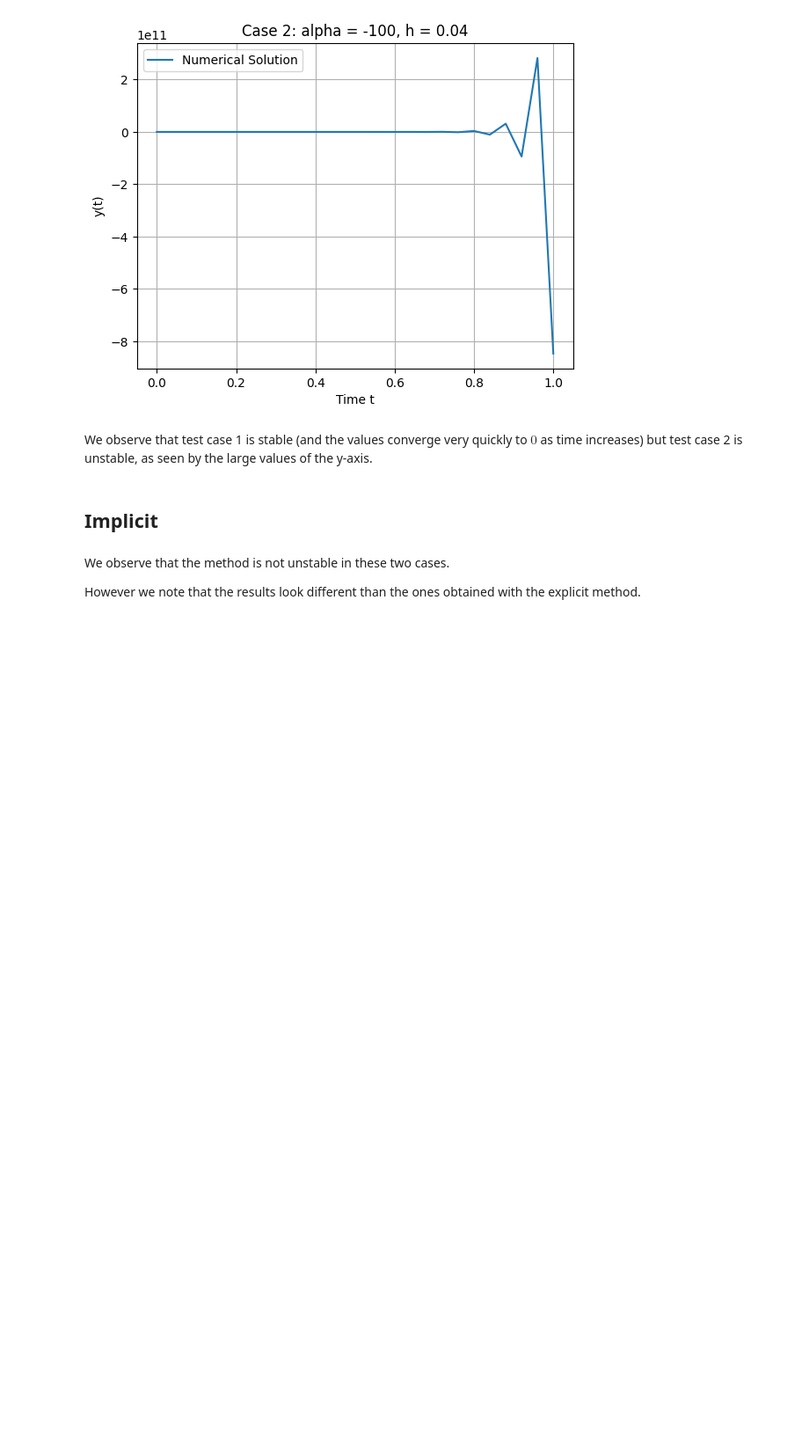
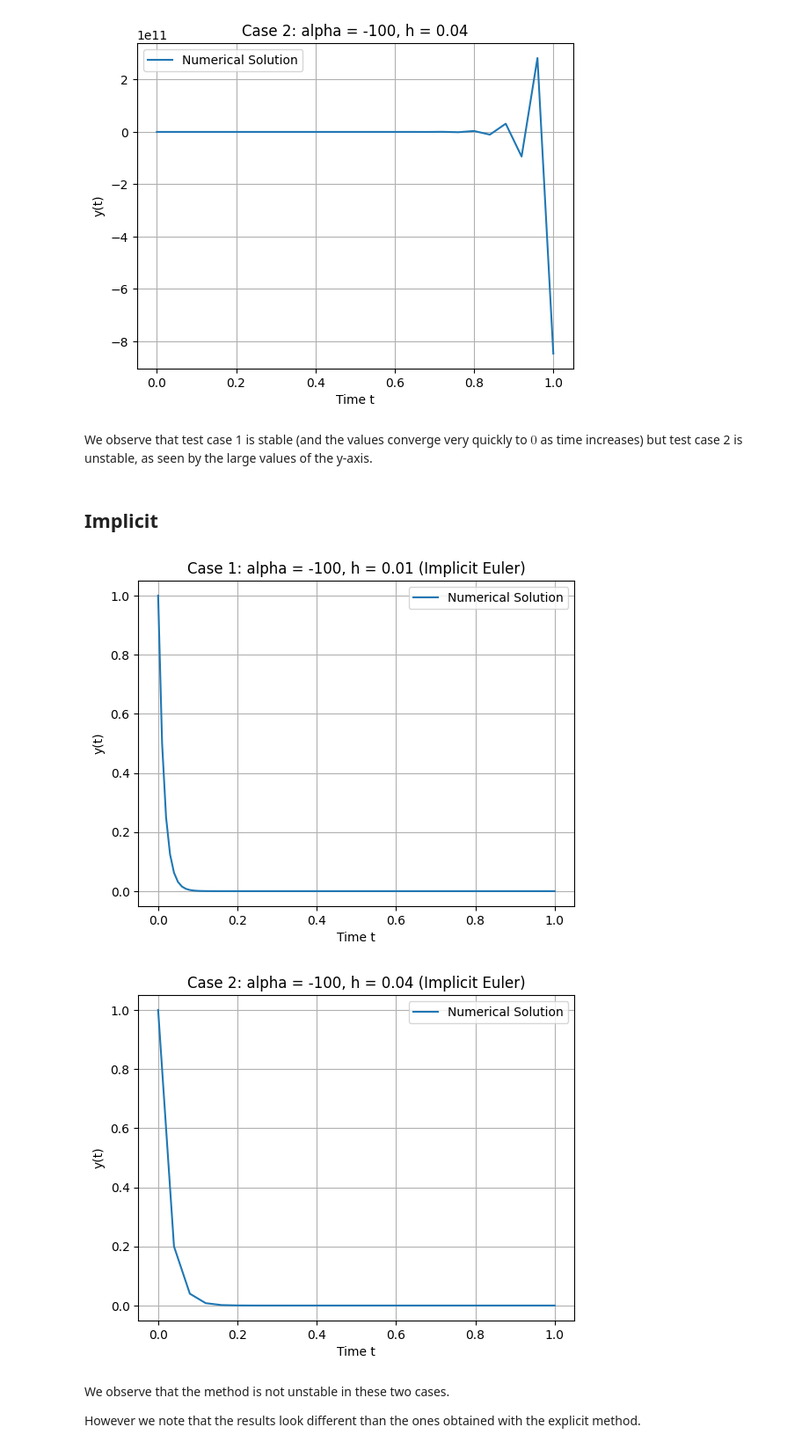
Before and after one commit to mmm10138/Machine-Learning, a Jupyter notebook: Euler_Method.ipynb, the cells around one changed output. Shown at 88% size. Cells and saved outputs as stored; diff of their text form; code cells hidden in the pictures; blank space fills up the shorter version.

```diff
--- a/Euler_Method.ipynb
+++ b/Euler_Method.ipynb
@@ -60,36 +60,39 @@ def implicit_euler_method(t0, t1, alpha, h, y0):
     # Time steps
     t_values = np.arange(t0, t1 + h, h)
     y_values = np.zeros_like(t_values)
 
     # Initial condition
-    y_values[0] = #TODO
+    y_values[0] = y0
 
     # Implicit Euler time-stepping
     for i in range(1, len(t_values)):
         # Implicit update rule: y_{n+1} = y_n / (1 - h * alpha)
-        y_values[i] = #TODO
+        y_values[i] = y_values[i-1]/(1-h*alpha)
 
-    return #TODO
+    return t_values, y_values
 
 # Function to plot results
 def plot_solution(t_values, y_values, title):
     plt.plot(t_values, y_values, label='Numerical Solution')
     plt.xlabel('Time t')
     plt.ylabel('y(t)')
     plt.title(title)
     plt.grid(True)
     plt.legend()
     plt.show()
 
 # Test case 1: t0=0, t1=1, alpha=-100, h=0.01
 t0, t1, alpha, h, y0 = 0, 1, -100, 0.01, 1
 t_values, y_values = implicit_euler_method(t0, t1, alpha, h, y0)
 plot_solution(t_values, y_values, "Case 1: alpha = -100, h = 0.01 (Implicit Euler)")
 
 # Test case 2: t0=0, t1=1, alpha=-100, h=0.04
 t0, t1, alpha, h, y0 = 0, 1, -100, 0.04, 1
 t_values, y_values = implicit_euler_method(t0, t1, alpha, h, y0)
 plot_solution(t_values, y_values, "Case 2: alpha = -100, h = 0.04 (Implicit Euler)")
+# %% [output]
+[figure, added]
+[figure, added]
 # %% [markdown]
 We observe that the method is not unstable in these two cases.
 
```
Also changed, not shown: parts of 4 cells of this notebook.
